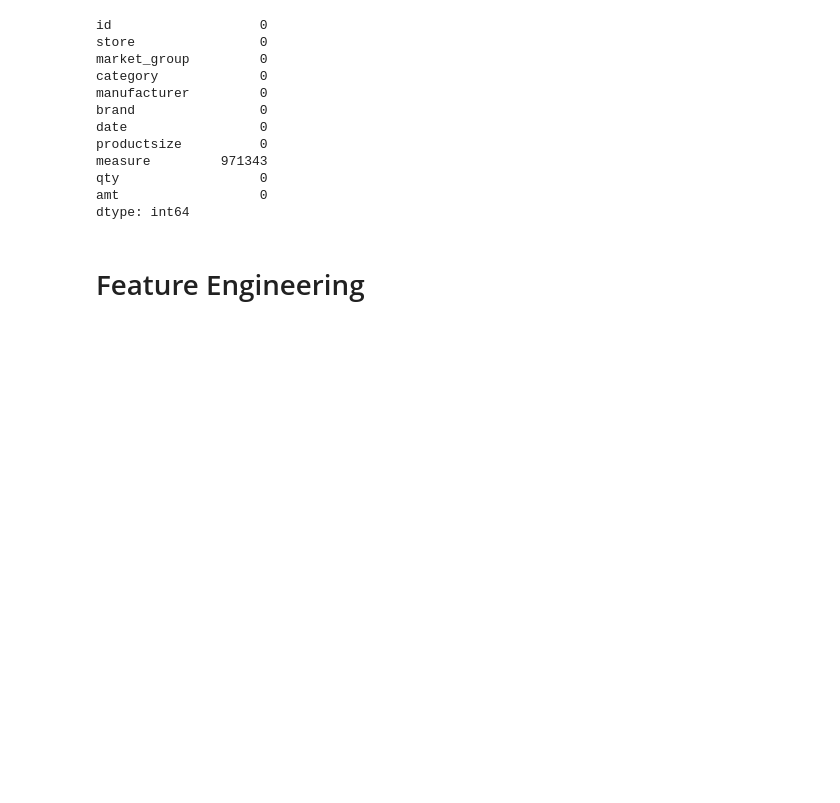
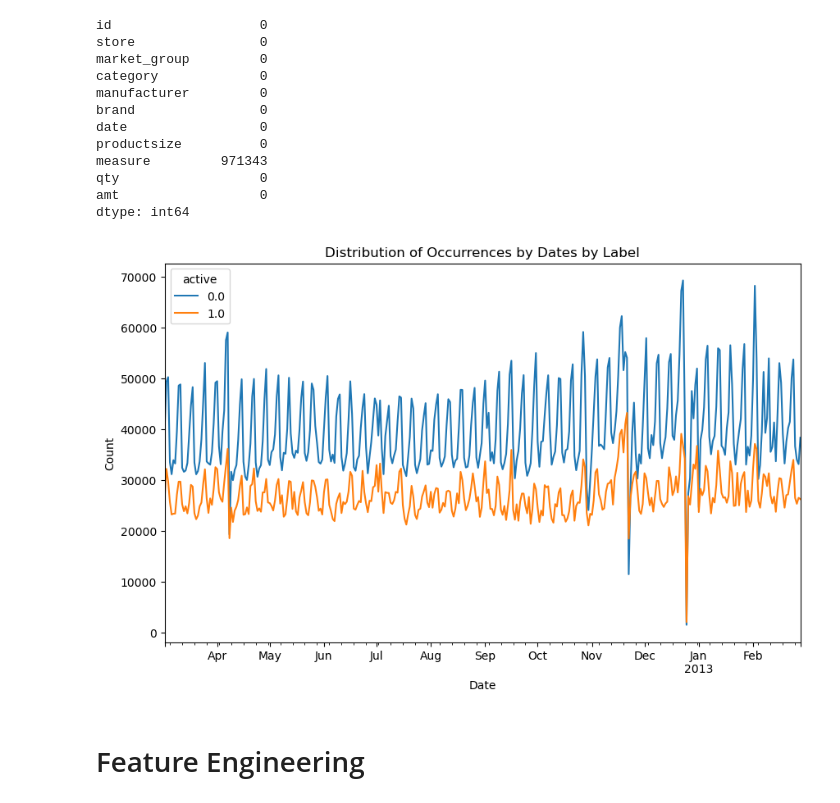
Before and after one commit to MiracleSkyHawk/RSM8521_A5_Final, a Jupyter notebook: Changsong Yang - Assignment 3.ipynb, the cells around one changed output. Cells and saved outputs as stored; diff of their text form; code cells hidden in the pictures; blank space fills up the shorter version.

```diff
--- a/Changsong Yang - Assignment 3.ipynb
+++ b/Changsong Yang - Assignment 3.ipynb
@@ -110,3 +138,14 @@ dtype: int64
+# %%
+train_trans_merged = train_history.merge(transactions, on='id', how='right')
+# %%
+counts = train_trans_merged.groupby(['date', 'active']).size().unstack(fill_value=0)
+counts.plot(kind='line', figsize=(10, 6))
+plt.xlabel('Date')
+plt.ylabel('Count')
+plt.title('Distribution of Occurrences by Dates by Label')
+plt.show()
+# %% [output]
+[figure, added]
 # %% [markdown]
 # Feature Engineering
 # %% [markdown]
```
Also changed, not shown: parts of 3 cells of this notebook.
